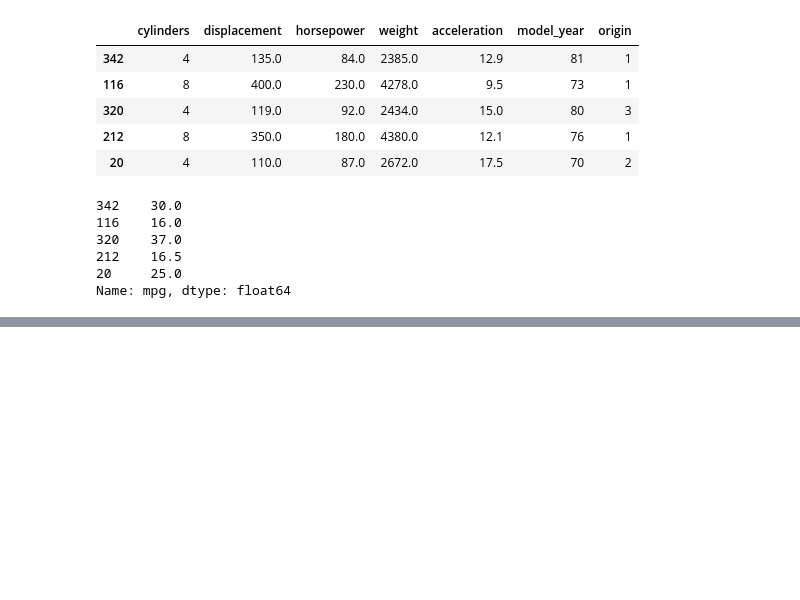
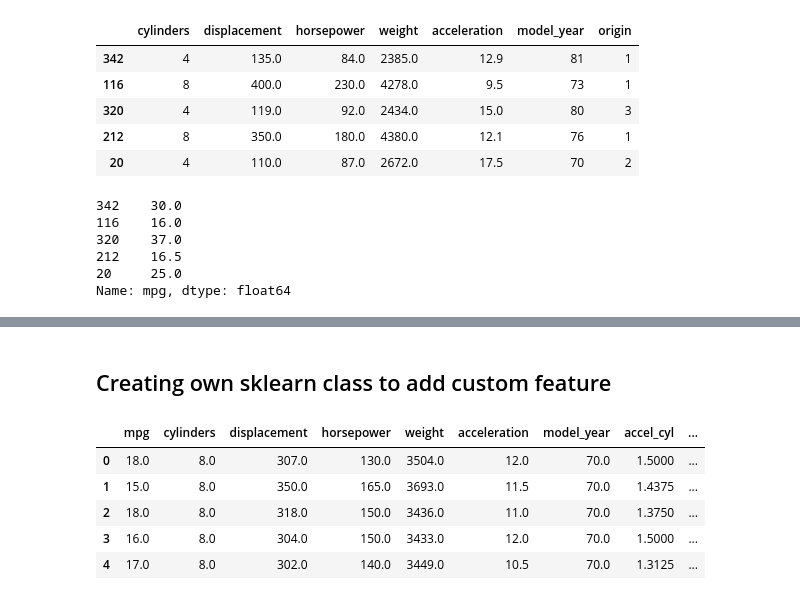
Before and after one commit to Justdek-code/data-science, a Jupyter notebook: Auto MPG Data Set/Auto MPG Data Set.ipynb, the cells around one changed output, grey strips where cells are left out. Cells and saved outputs as stored; diff of their text form; code cells hidden in the pictures; blank space fills up the shorter version.

Commit message:
missing values (Imputer), create own class (BaseEstimator, TransformerMixin)

```diff
--- a/Auto MPG Data Set/Auto MPG Data Set.ipynb
+++ b/Auto MPG Data Set/Auto MPG Data Set.ipynb
@@ -187,0 +308,3 @@ Name: mpg, dtype: float64
+# %%
+imputer = SimpleImputer(strategy='median')
+imputer.fit(numerical_data)
@@ -187,0 +328,3 @@ Name: mpg, dtype: float64
+# %%
+transformed_numerical_data = imputer.transform(numerical_data)
+type(transformed_numerical_data)
@@ -187,0 +333,5 @@ Name: mpg, dtype: float64
+# %%
+transformed_numerical_data = pd.DataFrame(transformed_numerical_data,
+                                         columns=numerical_data.columns,
+                                         index=numerical_data.index)
+transformed_numerical_data.info()
@@ -187,0 +353,32 @@ Name: mpg, dtype: float64
+# %% [markdown]
+## Creating own sklearn class to add custom feature
+# %%
+class CustomAttribute(BaseEstimator, TransformerMixin):
+
+    def __init__(self, acc_on_power=True):
+        self.acc_on_power = acc_on_power
+
+    def fit(self, X, y=None):
+        return self
+
+    def transform(self, X):
+        acc_on_cyl = X.loc[:, 'acceleration'] / X.loc[:, 'cylinders']
+        if self.acc_on_power:
+            acc_on_power = X.loc[:, 'acceleration'] / X.loc[:, 'horsepower']
+            return np.c_[X, acc_on_cyl, acc_on_power]
+
+        return np.c_[X, acc_on_cyl]
+# %%
+transformer = CustomAttribute()
+transformer.fit(transformed_numerical_data)
+
+new_columns = transformed_numerical_data.columns.to_list() + ['accel_cyl', 'accel_power']
+pd.DataFrame(transformer.transform(transformed_numerical_data), columns=new_columns,
+                                        index=transformed_numerical_data.index).head()
+# %% [output]
+|  | mpg | cylinders | displacement | horsepower | weight | acceleration | model_year | accel_cyl | ... |
+| 0 | 18.0 | 8.0 | 307.0 | 130.0 | 3504.0 | 12.0 | 70.0 | 1.5000 | ... |
+| 1 | 15.0 | 8.0 | 350.0 | 165.0 | 3693.0 | 11.5 | 70.0 | 1.4375 | ... |
+| 2 | 18.0 | 8.0 | 318.0 | 150.0 | 3436.0 | 11.0 | 70.0 | 1.3750 | ... |
+| 3 | 16.0 | 8.0 | 304.0 | 150.0 | 3433.0 | 12.0 | 70.0 | 1.5000 | ... |
+| 4 | 17.0 | 8.0 | 302.0 | 140.0 | 3449.0 | 10.5 | 70.0 | 1.3125 | ... |
```
Also changed, not shown: parts of 25 cells of this notebook, 1 other file.
